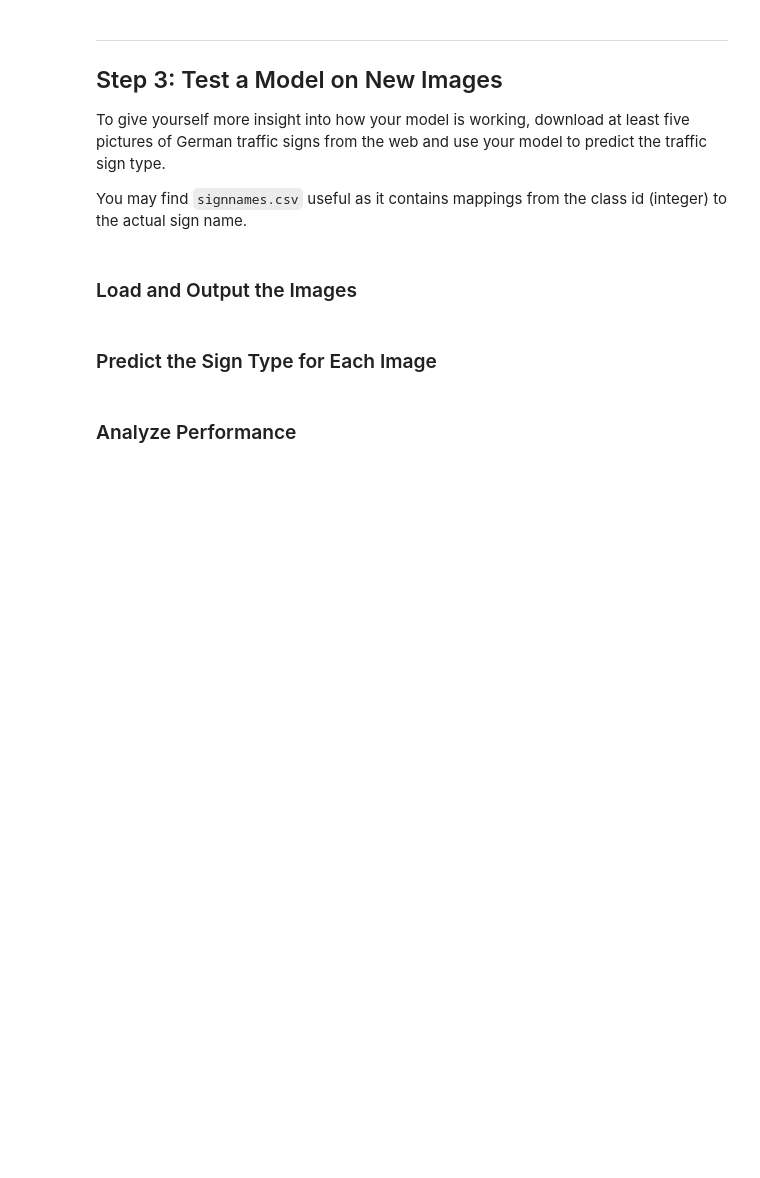
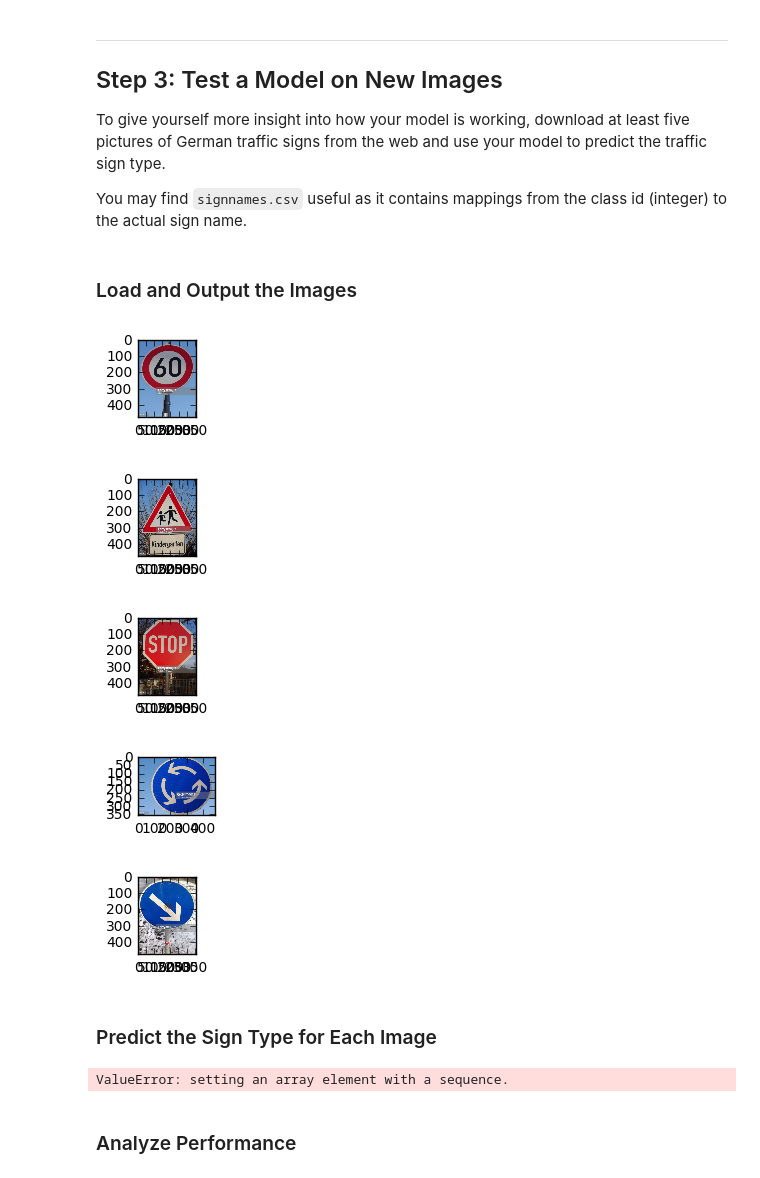
Before and after one commit to html5cat/CarND-Traffic-Sign-Classifier-Project, a Jupyter notebook: Traffic_Sign_Classifier.ipynb, the cells around one changed output. Saved outputs shown, nothing was run; the diff lists cells and outputs as text; code cells hidden in the pictures; blank space fills up the shorter version.

Commit message:
Add test images

```diff
--- a/Traffic_Sign_Classifier.ipynb
+++ b/Traffic_Sign_Classifier.ipynb
@@ -173,7 +173,7 @@ Batch size is guided by how many images can fit in memory at given point and we'
 # %%
 import tensorflow as tf
 
-EPOCHS = 10
+EPOCHS = 16
 BATCH_SIZE = 128
 # %%
 from tensorflow.contrib.layers import flatten
@@ -330,9 +327,44 @@ You may find `signnames.csv` useful as it contains mappings from the class id (i
+# %%
+from os import listdir
+from matplotlib import image
+import matplotlib.pyplot as plt
+%matplotlib inline
+
+def loadImages(path):
+    # return array of images
+    imagesList = listdir(path)
+    loadedImages = []
+    for i in imagesList:
+        img = image.imread(path + i)
+        loadedImages.append(img)
+
+    return loadedImages
+
+images = loadImages("./test/")
+
+for i in images:
+    plt.figure(figsize=(1,1))
+    plt.imshow(i)
+# %% [output]
+[figure, added]
+[figure, added]
+[figure, added]
+[figure, added]
+[figure, added]
 # %% [markdown]
 ### Predict the Sign Type for Each Image
 # %%
 ### Run the predictions here and use the model to output the prediction for each image.
 ### Make sure to pre-process the images with the same pre-processing pipeline used earlier.
 ### Feel free to use as many code cells as needed.
+
+prediction = tf.nn.softmax(logits)
+top5 = tf.nn.top_k(prediction, k=5)
+with tf.Session() as sess:
+    saver.restore(sess, tf.train.latest_checkpoint('.'))
+    top5_prediction = sess.run([prediction, top5], feed_dict={x: images});
+# %% [output]
+ValueError: setting an array element with a sequence.
 # %% [markdown]
 ### Analyze Performance
 # %%
```
Also changed, not shown: parts of 4 cells of this notebook, 5 other files.
